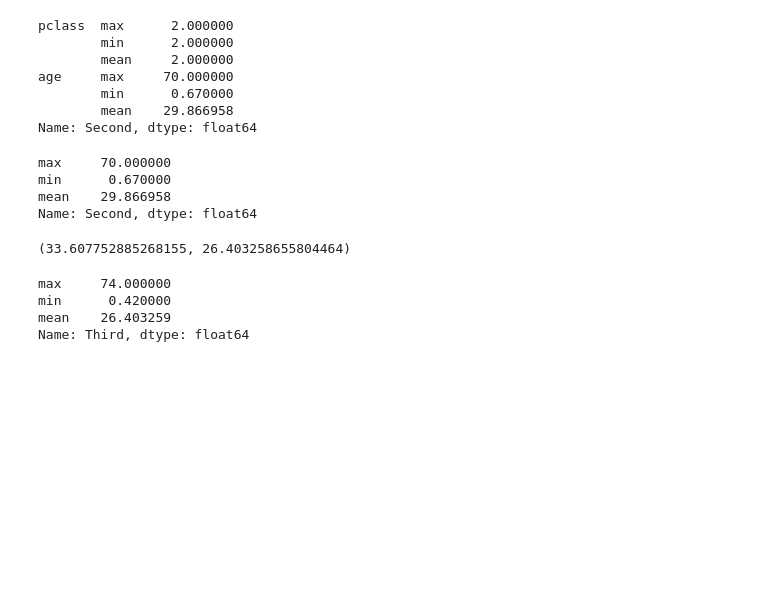
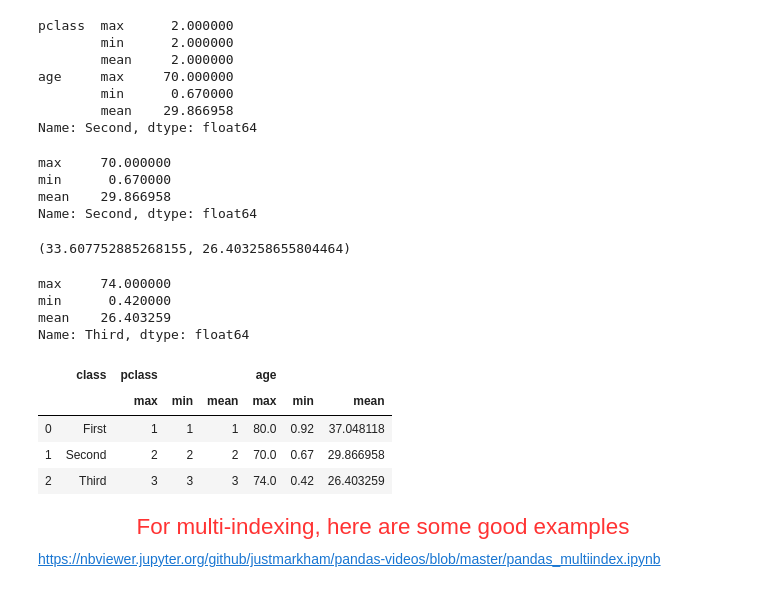
Before and after one commit to luwu29/Python-Data-Science-Tools, a Jupyter notebook: Workshop_Titanic.ipynb, the cells around one changed output. Drawn from its saved outputs; the diff is of its cells as text; code cells hidden in the pictures; blank space fills up the shorter version.

```diff
--- a/Workshop_Titanic.ipynb
+++ b/Workshop_Titanic.ipynb
@@ -133,8 +241,10 @@ Name: age, dtype: float64
 # %%
 # Using agg to return more than one results
 #the advantage is that it returns a df, that can be used for visualization or further transformations.
+
 titanic.groupby('class')['pclass', 'age'].agg(['max','min','mean'])
-#k=titanic.groupby('class')['pclass', 'age'].agg(['max','min','mean'])
+
+k=titanic.groupby('class')['pclass', 'age'].agg(['max','min','mean'])
 # %% [output]
 |  | pclass |  |  | age |  |  |
 |  | max | min | mean | max | min | mean |
@@ -192,3 +320,16 @@ max     74.000000
 min      0.420000
 mean    26.403259
 Name: Third, dtype: float64
+# %%
+# Reset index
+k.reset_index()
+# %% [output]
+|  | class | pclass |  |  | age |  |  |
+|  |  | max | min | mean | max | min | mean |
+| 0 | First | 1 | 1 | 1 | 80.0 | 0.92 | 37.048118 |
+| 1 | Second | 2 | 2 | 2 | 70.0 | 0.67 | 29.866958 |
+| 2 | Third | 3 | 3 | 3 | 74.0 | 0.42 | 26.403259 |
+# %% [markdown]
+<p style='text-align:center;font-size:160%; color:#ff3333;'> For multi-indexing, here are some good examples </p>
+
+https://nbviewer.jupyter.org/github/justmarkham/pandas-videos/blob/master/pandas_multiindex.ipynb
```
Also changed, not shown: parts of 28 cells of this notebook.
